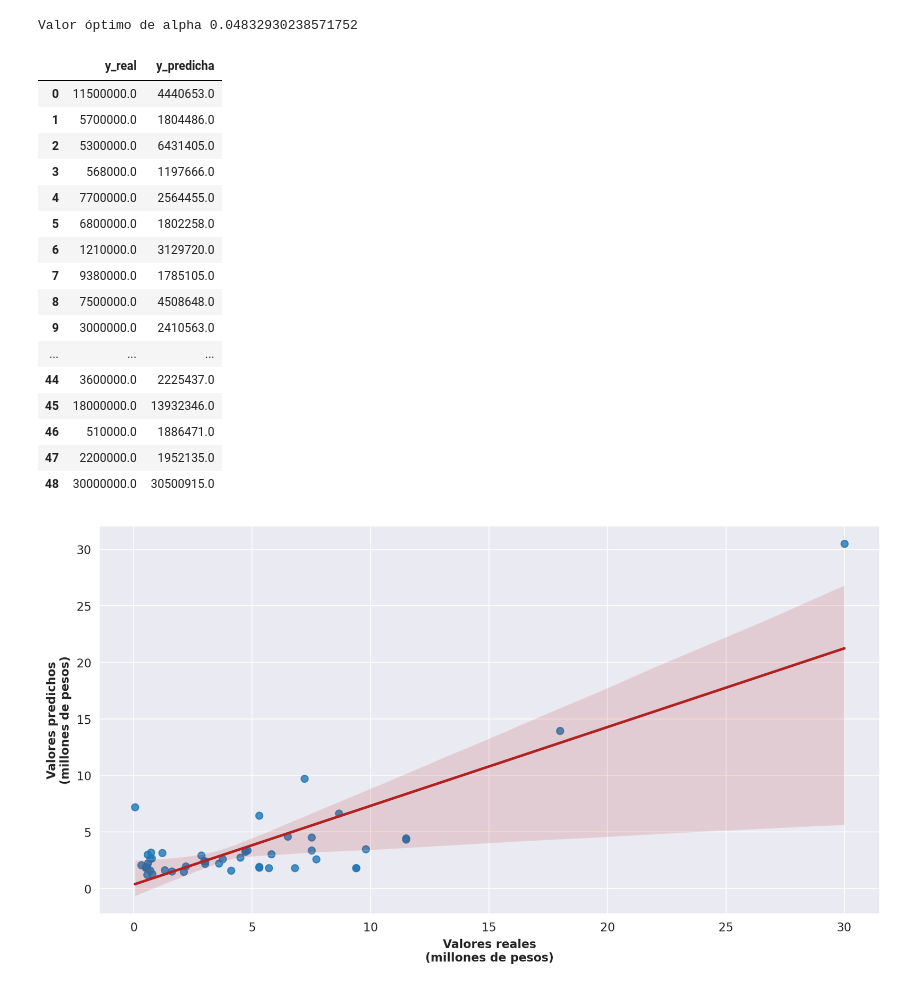
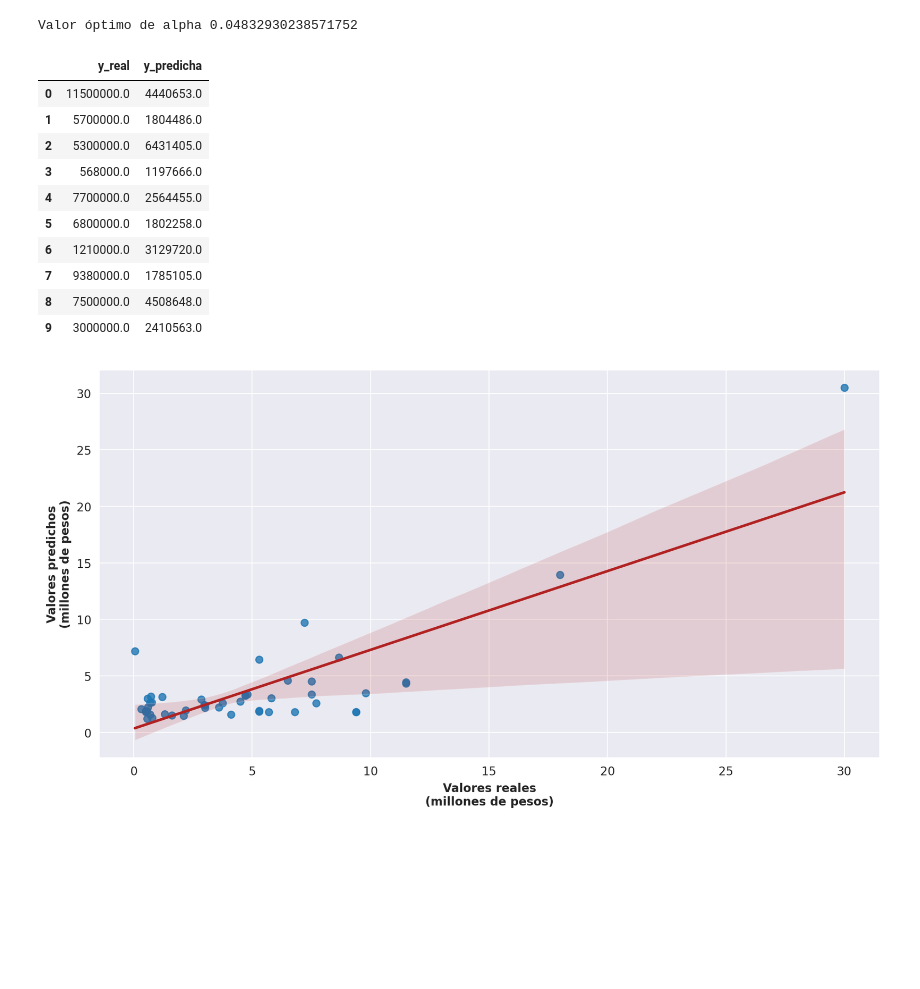
Before and after one commit to MarioRoFe/Prediccion-precios-inmobiliaria, a Jupyter notebook: notebooks/modelo.ipynb, the cells around one changed output. Saved outputs shown, nothing was run; the diff lists cells and outputs as text; code cells hidden in the pictures; blank space fills up the shorter version.

```diff
--- a/notebooks/modelo.ipynb
+++ b/notebooks/modelo.ipynb
@@ -999,29 +987,23 @@ Valor óptimo de alpha 0.04832930238571752
 # %%
 poli_predict = poli_pipe.predict(preprocessor.transform(X_test_log))
 poli_model_predictions = pd.DataFrame({
     "y_real": np.exp(y_test_log.flatten()).round(0),
     "y_predicha": np.exp(poli_predict).round(0)
 })
 
-poli_model_predictions
+poli_model_predictions.head(10)
 # %% [output]
 |  | y_real | y_predicha |
 | 0 | 11500000.0 | 4440653.0 |
 | 1 | 5700000.0 | 1804486.0 |
 | 2 | 5300000.0 | 6431405.0 |
 | 3 | 568000.0 | 1197666.0 |
 | 4 | 7700000.0 | 2564455.0 |
 | 5 | 6800000.0 | 1802258.0 |
 | 6 | 1210000.0 | 3129720.0 |
 | 7 | 9380000.0 | 1785105.0 |
 | 8 | 7500000.0 | 4508648.0 |
 | 9 | 3000000.0 | 2410563.0 |
-| ... | ... | ... |
-| 44 | 3600000.0 | 2225437.0 |
-| 45 | 18000000.0 | 13932346.0 |
-| 46 | 510000.0 | 1886471.0 |
-| 47 | 2200000.0 | 1952135.0 |
-| 48 | 30000000.0 | 30500915.0 |
 # %%
 # Se muestra la relación entre los valores predichos y los valores reales
 ax = sns.regplot(data=poli_model_predictions,
```
Also changed, not shown: parts of 5 cells of this notebook.
